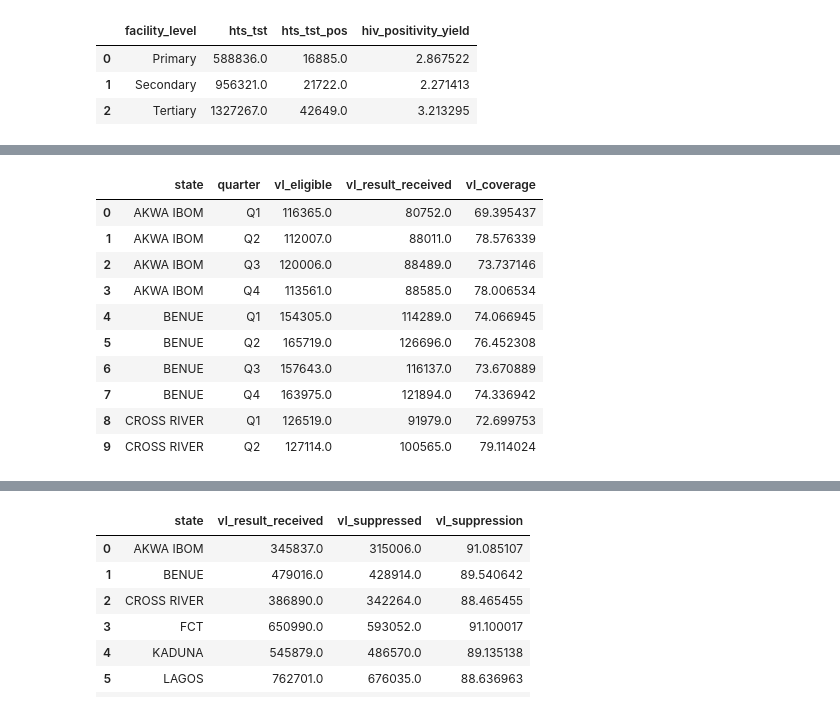
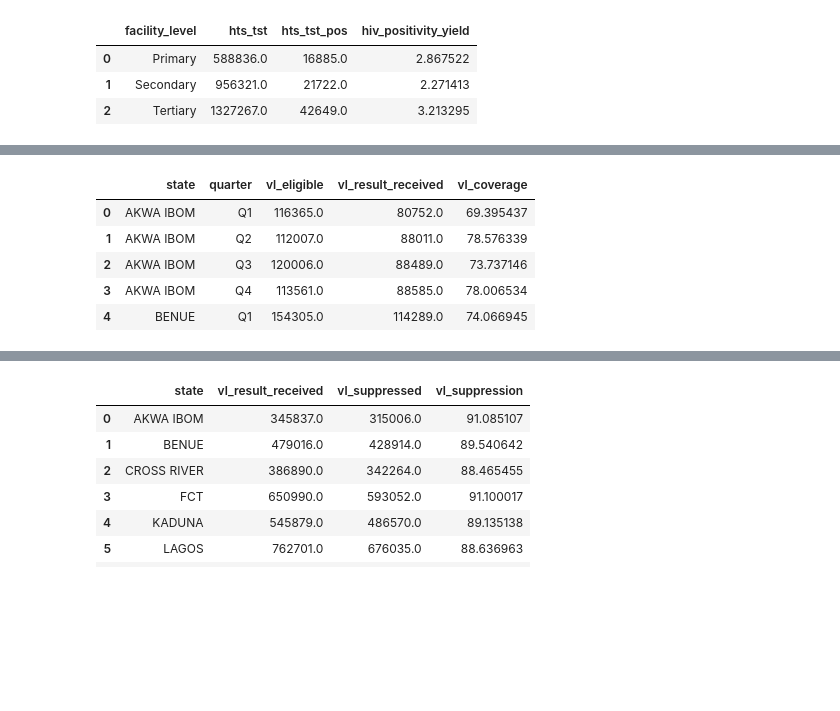
Before and after one commit to AlozieCollins/Intern-dataset-work, a Jupyter notebook: work.ipynb, the cells around one changed output, grey strips where cells are left out. Cells and saved outputs as stored; diff of their text form; code cells hidden in the pictures; blank space fills up the shorter version.

```diff
--- a/work.ipynb
+++ b/work.ipynb
@@ -1278,21 +1200,16 @@ vl_coverage.head(10)
 # %%
 # Calculated for the vl_coverage
 vl_coverage["vl_coverage"] = (
    ( vl_coverage["vl_result_received"] / vl_coverage["vl_eligible"].replace(0, pd.NA)) * 100
 )
-vl_coverage.head(10)
+vl_coverage.head()
 # %% [output]
 |  | state | quarter | vl_eligible | vl_result_received | vl_coverage |
 | 0 | AKWA IBOM | Q1 | 116365.0 | 80752.0 | 69.395437 |
 | 1 | AKWA IBOM | Q2 | 112007.0 | 88011.0 | 78.576339 |
 | 2 | AKWA IBOM | Q3 | 120006.0 | 88489.0 | 73.737146 |
 | 3 | AKWA IBOM | Q4 | 113561.0 | 88585.0 | 78.006534 |
 | 4 | BENUE | Q1 | 154305.0 | 114289.0 | 74.066945 |
-| 5 | BENUE | Q2 | 165719.0 | 126696.0 | 76.452308 |
-| 6 | BENUE | Q3 | 157643.0 | 116137.0 | 73.670889 |
-| 7 | BENUE | Q4 | 163975.0 | 121894.0 | 74.336942 |
-| 8 | CROSS RIVER | Q1 | 126519.0 | 91979.0 | 72.699753 |
-| 9 | CROSS RIVER | Q2 | 127114.0 | 100565.0 | 79.114024 |
 # %%
 # Fifth indicator: Viral load suppression by state
 vl_suppression = (
```
Also changed, not shown: parts of 24 cells of this notebook.
